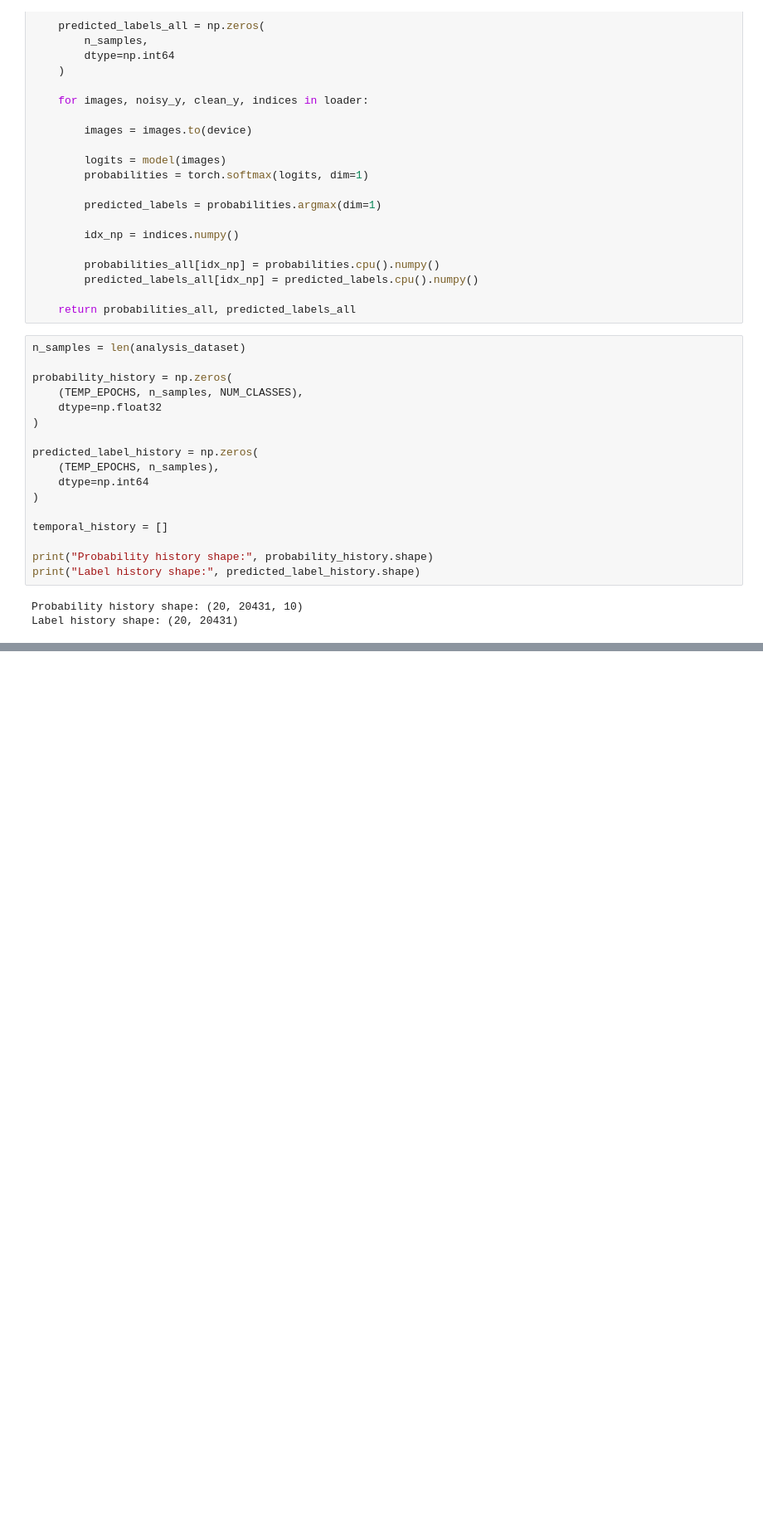
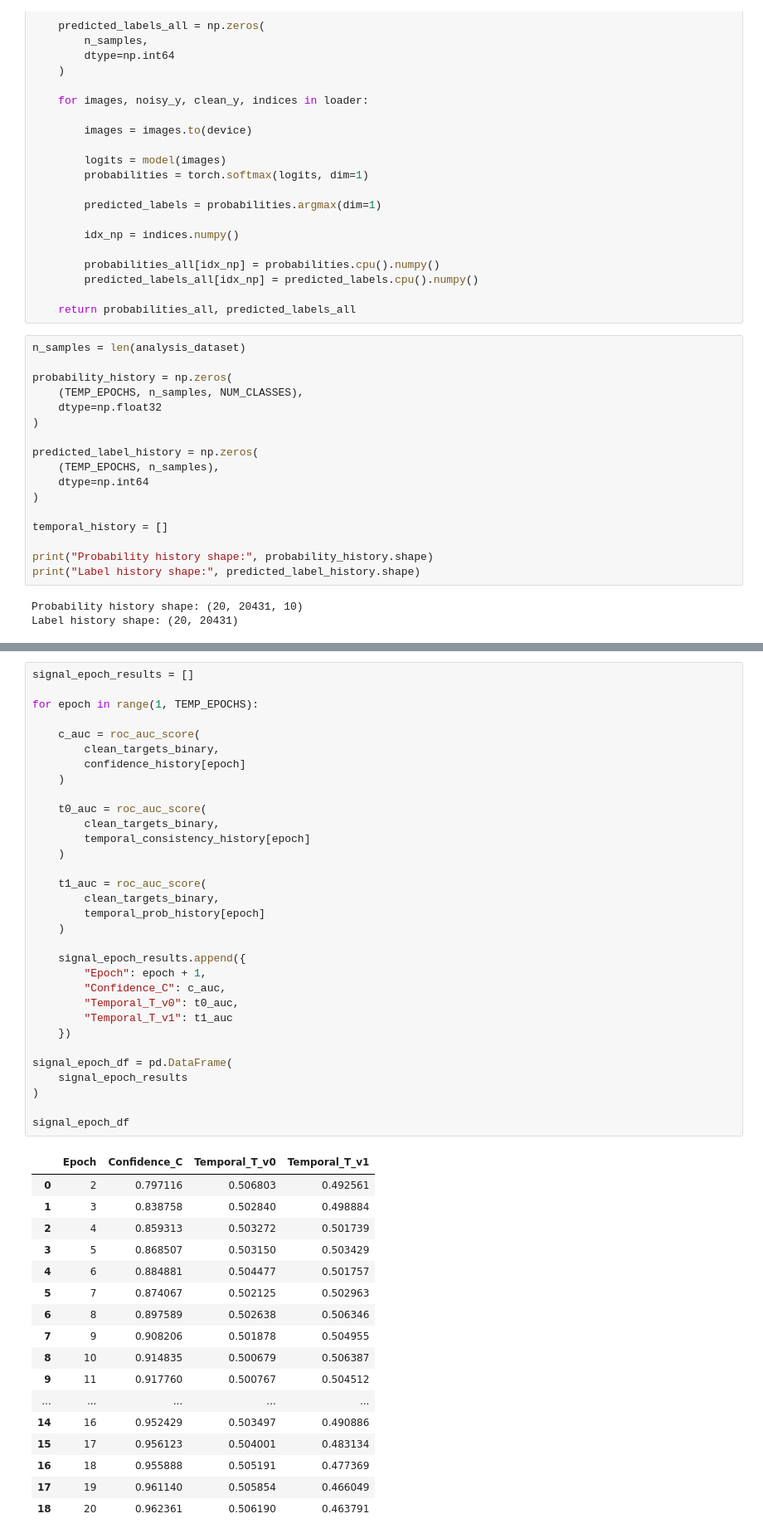
Before and after one commit to Thathsara-Devindi/SSTRE-LTNLL, a Jupyter notebook: LTNLL_Baseline.ipynb, the cells around one changed output, grey strips where cells are left out. Shown at 83% size. Saved outputs shown, nothing was run; the diff lists cells and outputs as text; blank space fills up the shorter version.

```diff
--- a/LTNLL_Baseline.ipynb
+++ b/LTNLL_Baseline.ipynb
@@ -1263,0 +1443,50 @@ plt.show()
+# %%
+signal_epoch_results = []
+
+for epoch in range(1, TEMP_EPOCHS):
+
+    c_auc = roc_auc_score(
+        clean_targets_binary,
+        confidence_history[epoch]
+    )
+
+    t0_auc = roc_auc_score(
+        clean_targets_binary,
+        temporal_consistency_history[epoch]
+    )
+
+    t1_auc = roc_auc_score(
+        clean_targets_binary,
+        temporal_prob_history[epoch]
+    )
+
+    signal_epoch_results.append({
+        "Epoch": epoch + 1,
+        "Confidence_C": c_auc,
+        "Temporal_T_v0": t0_auc,
+        "Temporal_T_v1": t1_auc
+    })
+
+signal_epoch_df = pd.DataFrame(
+    signal_epoch_results
+)
+
+signal_epoch_df
+# %% [output]
+|  | Epoch | Confidence_C | Temporal_T_v0 | Temporal_T_v1 |
+| 0 | 2 | 0.797116 | 0.506803 | 0.492561 |
+| 1 | 3 | 0.838758 | 0.502840 | 0.498884 |
+| 2 | 4 | 0.859313 | 0.503272 | 0.501739 |
+| 3 | 5 | 0.868507 | 0.503150 | 0.503429 |
+| 4 | 6 | 0.884881 | 0.504477 | 0.501757 |
+| 5 | 7 | 0.874067 | 0.502125 | 0.502963 |
+| 6 | 8 | 0.897589 | 0.502638 | 0.506346 |
+| 7 | 9 | 0.908206 | 0.501878 | 0.504955 |
+| 8 | 10 | 0.914835 | 0.500679 | 0.506387 |
+| 9 | 11 | 0.917760 | 0.500767 | 0.504512 |
+| ... | ... | ... | ... | ... |
+| 14 | 16 | 0.952429 | 0.503497 | 0.490886 |
+| 15 | 17 | 0.956123 | 0.504001 | 0.483134 |
+| 16 | 18 | 0.955888 | 0.505191 | 0.477369 |
+| 17 | 19 | 0.961140 | 0.505854 | 0.466049 |
+| 18 | 20 | 0.962361 | 0.506190 | 0.463791 |
```
Also changed, not shown: parts of 31 cells of this notebook.
